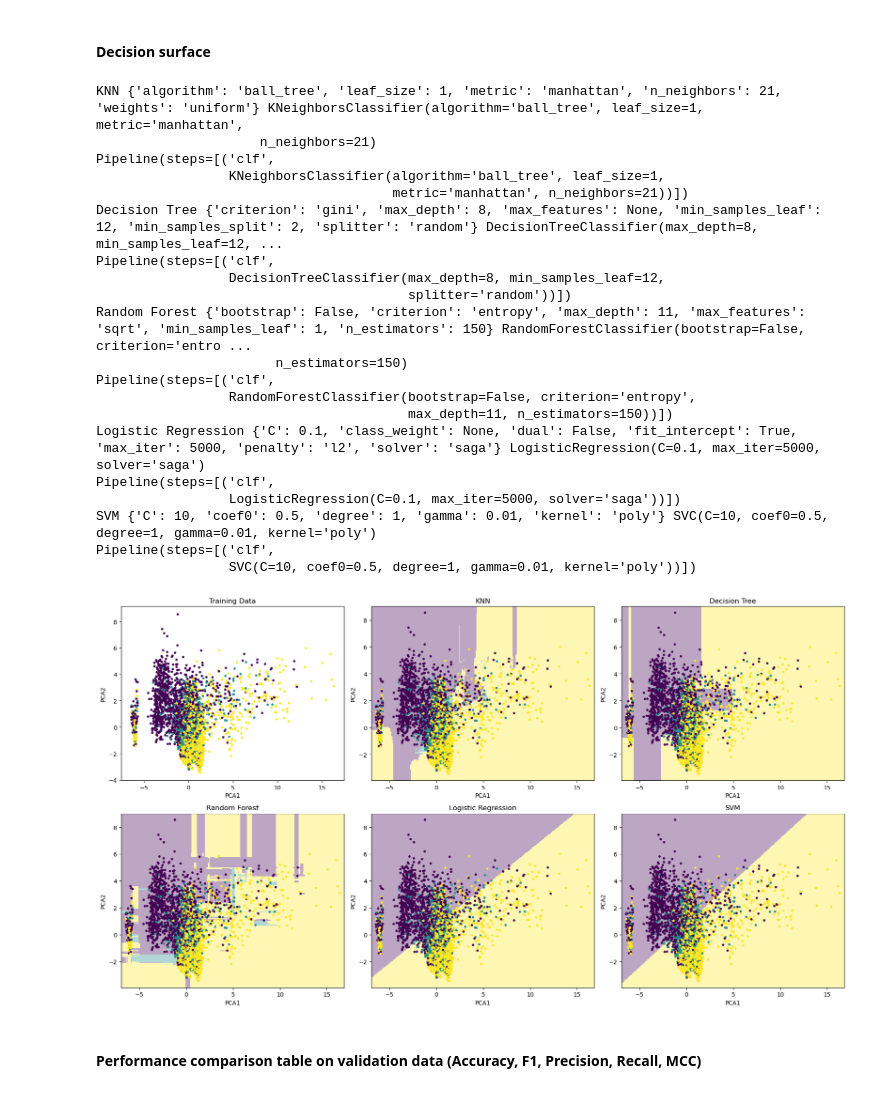
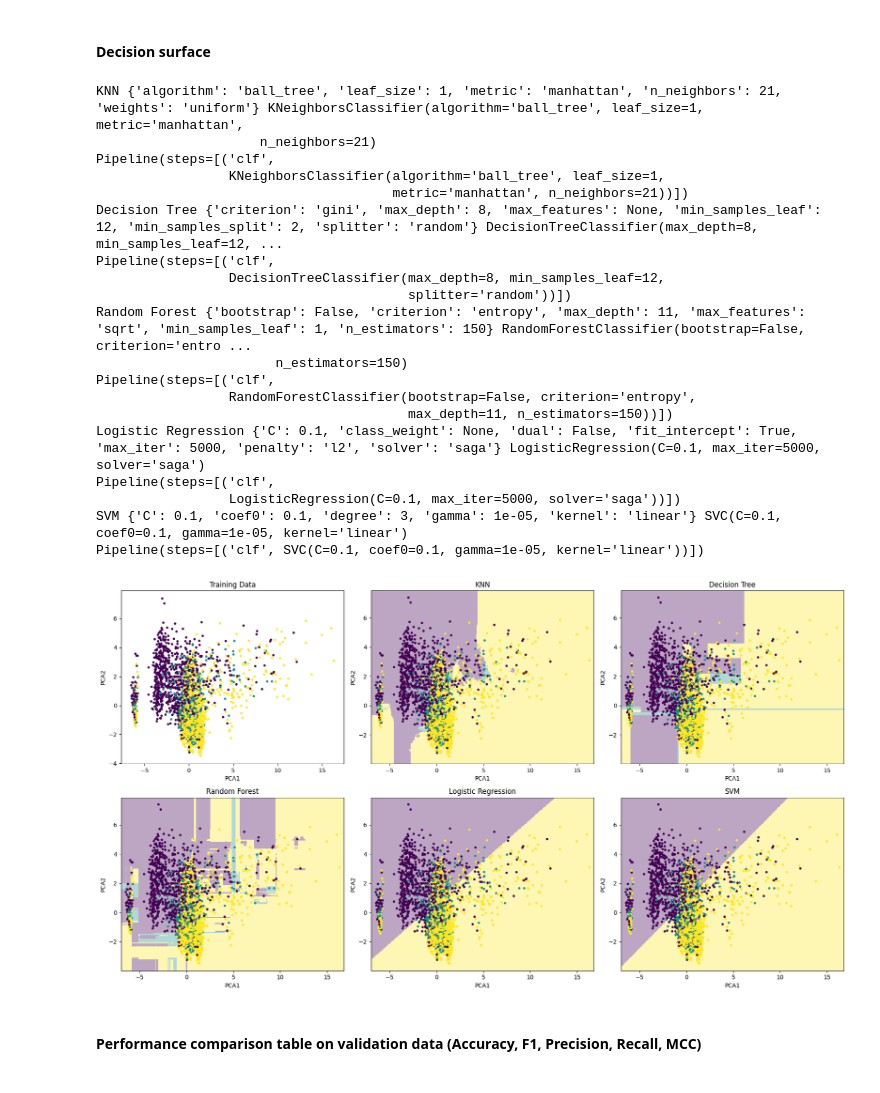
Before and after one commit to itmam07/data-science-miniproject, a Jupyter notebook: main.ipynb, the cells around one changed output. Saved outputs shown, nothing was run; the diff lists cells and outputs as text; code cells hidden in the pictures.

```diff
--- a/main.ipynb
+++ b/main.ipynb
@@ -532,14 +525,14 @@ def plot_decision_surface(model, X, Y, ax=None, title=None):
 
 # --- Encode target labels ---
 le = LabelEncoder()
-Y_encoded = le.fit_transform(Y)
+Y_encoded = le.fit_transform(y_train)
 
 # --- Reduce features to 2D with PCA (once for plotting only) ---
 pca_pipeline = Pipeline([
     ('scaler', StandardScaler()),
     ('pca', PCA(n_components=2))
 ])
-X_2d_array = pca_pipeline.fit_transform(X)
+X_2d_array = pca_pipeline.fit_transform(X_train)
 X_2d = pd.DataFrame(X_2d_array, columns=['PCA1', 'PCA2'])
 
 # --- Extract best parameter sets from GridSearchCV results (do NOT reuse models) ---
@@ -580,37 +573,36 @@ axes[0].set_ylabel("PCA2")
 
 # Remaining plots
 for i, (name, model) in enumerate(plotting_models, start=1):
     # Reuse transformed PCA data for input; model includes PCA inside too
     plot_decision_surface(model, X_2d, Y_encoded, ax=axes[i], title=name)
 
 # Hide unused axes
 for j in range(len(plotting_models) + 1, len(axes)):
     axes[j].axis('off')
 
 plt.tight_layout()
 plt.show()
 # %% [output]
 KNN {'algorithm': 'ball_tree', 'leaf_size': 1, 'metric': 'manhattan', 'n_neighbors': 21, 'weights': 'uniform'} KNeighborsClassifier(algorithm='ball_tree', leaf_size=1, metric='manhattan',
                      n_neighbors=21)
 Pipeline(steps=[('clf',
                  KNeighborsClassifier(algorithm='ball_tree', leaf_size=1,
                                       metric='manhattan', n_neighbors=21))])
 Decision Tree {'criterion': 'gini', 'max_depth': 8, 'max_features': None, 'min_samples_leaf': 12, 'min_samples_split': 2, 'splitter': 'random'} DecisionTreeClassifier(max_depth=8, min_samples_leaf=12, ...
 Pipeline(steps=[('clf',
                  DecisionTreeClassifier(max_depth=8, min_samples_leaf=12,
                                         splitter='random'))])
 Random Forest {'bootstrap': False, 'criterion': 'entropy', 'max_depth': 11, 'max_features': 'sqrt', 'min_samples_leaf': 1, 'n_estimators': 150} RandomForestClassifier(bootstrap=False, criterion='entro ...
                        n_estimators=150)
 Pipeline(steps=[('clf',
                  RandomForestClassifier(bootstrap=False, criterion='entropy',
                                         max_depth=11, n_estimators=150))])
 Logistic Regression {'C': 0.1, 'class_weight': None, 'dual': False, 'fit_intercept': True, 'max_iter': 5000, 'penalty': 'l2', 'solver': 'saga'} LogisticRegression(C=0.1, max_iter=5000, solver='saga')
 Pipeline(steps=[('clf',
                  LogisticRegression(C=0.1, max_iter=5000, solver='saga'))])
-SVM {'C': 10, 'coef0': 0.5, 'degree': 1, 'gamma': 0.01, 'kernel': 'poly'} SVC(C=10, coef0=0.5, degree=1, gamma=0.01, kernel='poly')
-Pipeline(steps=[('clf',
-                 SVC(C=10, coef0=0.5, degree=1, gamma=0.01, kernel='poly'))])
+SVM {'C': 0.1, 'coef0': 0.1, 'degree': 3, 'gamma': 1e-05, 'kernel': 'linear'} SVC(C=0.1, coef0=0.1, gamma=1e-05, kernel='linear')
+Pipeline(steps=[('clf', SVC(C=0.1, coef0=0.1, gamma=1e-05, kernel='linear'))])
-[figure, old version]
+[figure, new version]
 # %% [markdown]
 #### Performance comparison table on validation data (Accuracy, F1, Precision, Recall, MCC)
 # %%
```
Also changed, not shown: parts of 8 cells of this notebook, 1 other file.
